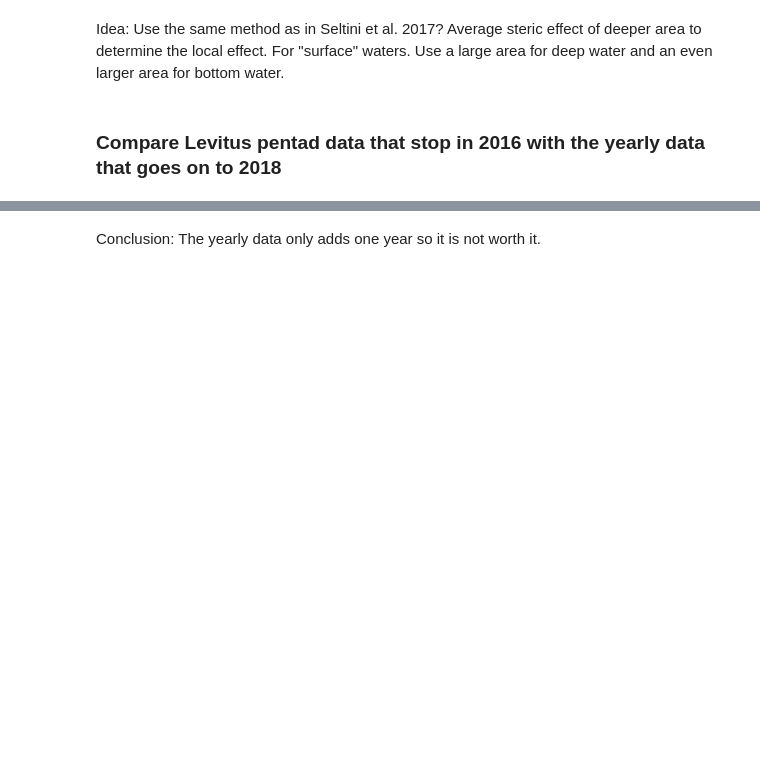
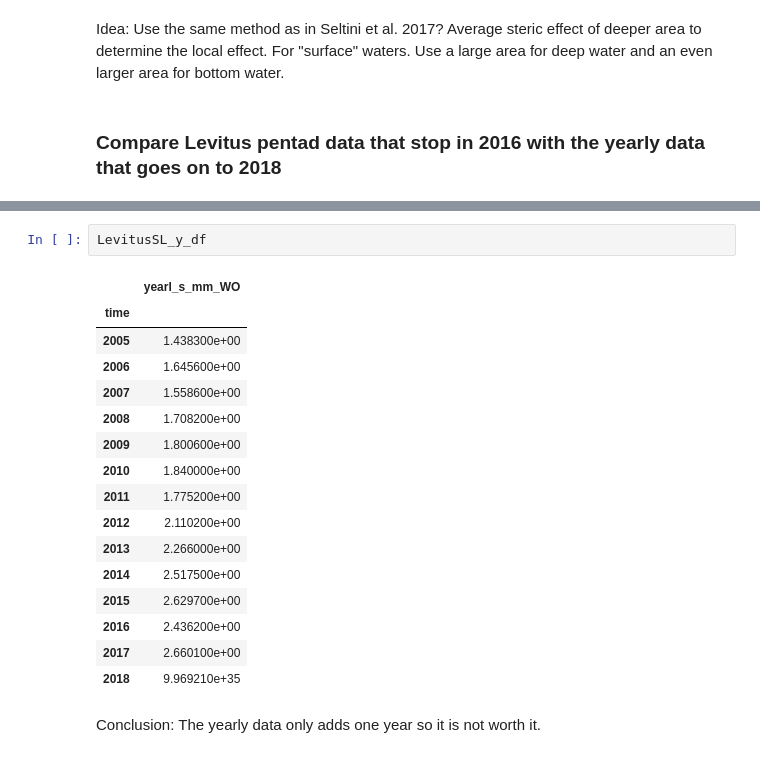
Before and after one commit to Jacobiaan/SLBudget, a Jupyter notebook: notebooks/Steric.ipynb, the cells around one changed output, grey strips where cells are left out. Cells and saved outputs as stored; diff of their text form; blank space fills up the shorter version.

```diff
--- a/notebooks/Steric.ipynb
+++ b/notebooks/Steric.ipynb
@@ -248,3 +248,22 @@ LevitusSL_df.plot()
+# %%
+LevitusSL_y_df
+# %% [output]
+|  | yearl_s_mm_WO |
+| time |  |
+| 2005 | 1.438300e+00 |
+| 2006 | 1.645600e+00 |
+| 2007 | 1.558600e+00 |
+| 2008 | 1.708200e+00 |
+| 2009 | 1.800600e+00 |
+| 2010 | 1.840000e+00 |
+| 2011 | 1.775200e+00 |
+| 2012 | 2.110200e+00 |
+| 2013 | 2.266000e+00 |
+| 2014 | 2.517500e+00 |
+| 2015 | 2.629700e+00 |
+| 2016 | 2.436200e+00 |
+| 2017 | 2.660100e+00 |
+| 2018 | 9.969210e+35 |
 # %% [markdown]
 Conclusion: The yearly data only adds one year so it is not worth it.
 # %% [markdown]
```
Also changed, not shown: parts of 6 cells of this notebook, 1 other file.
